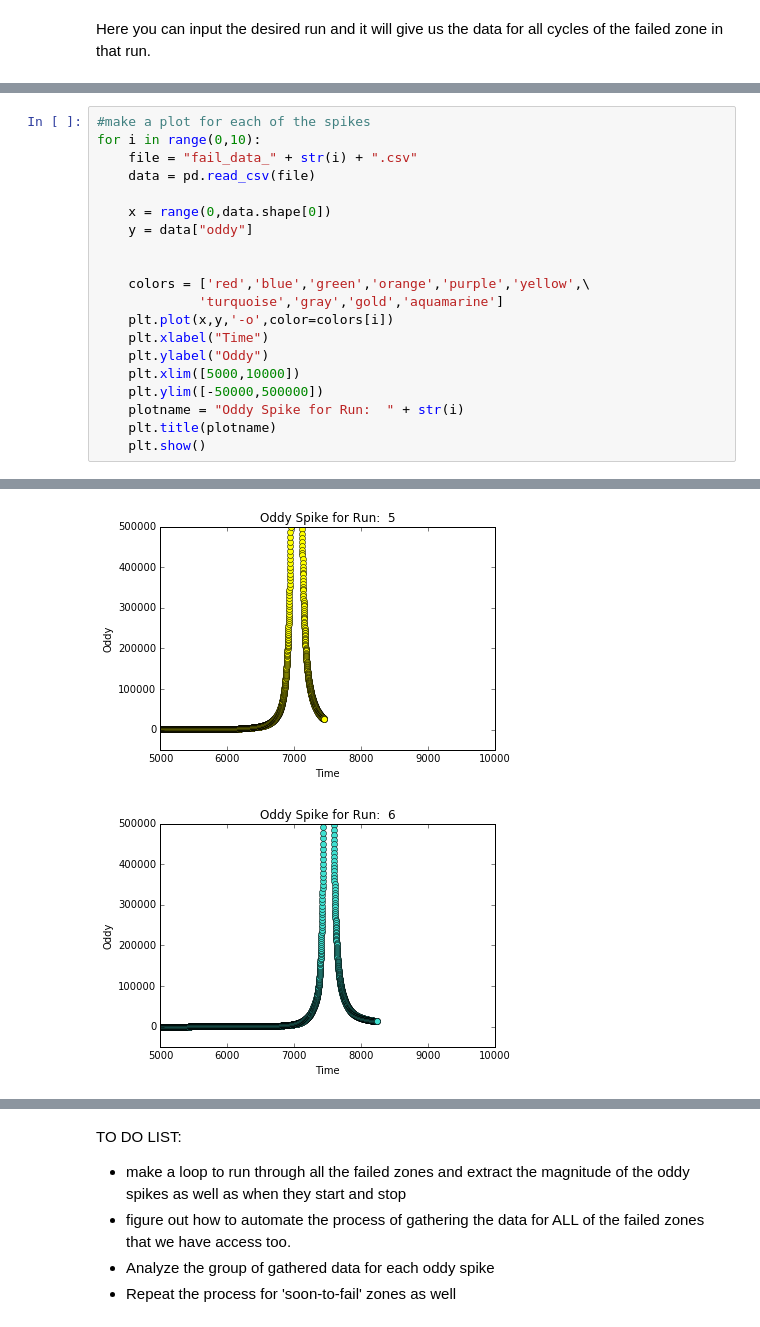
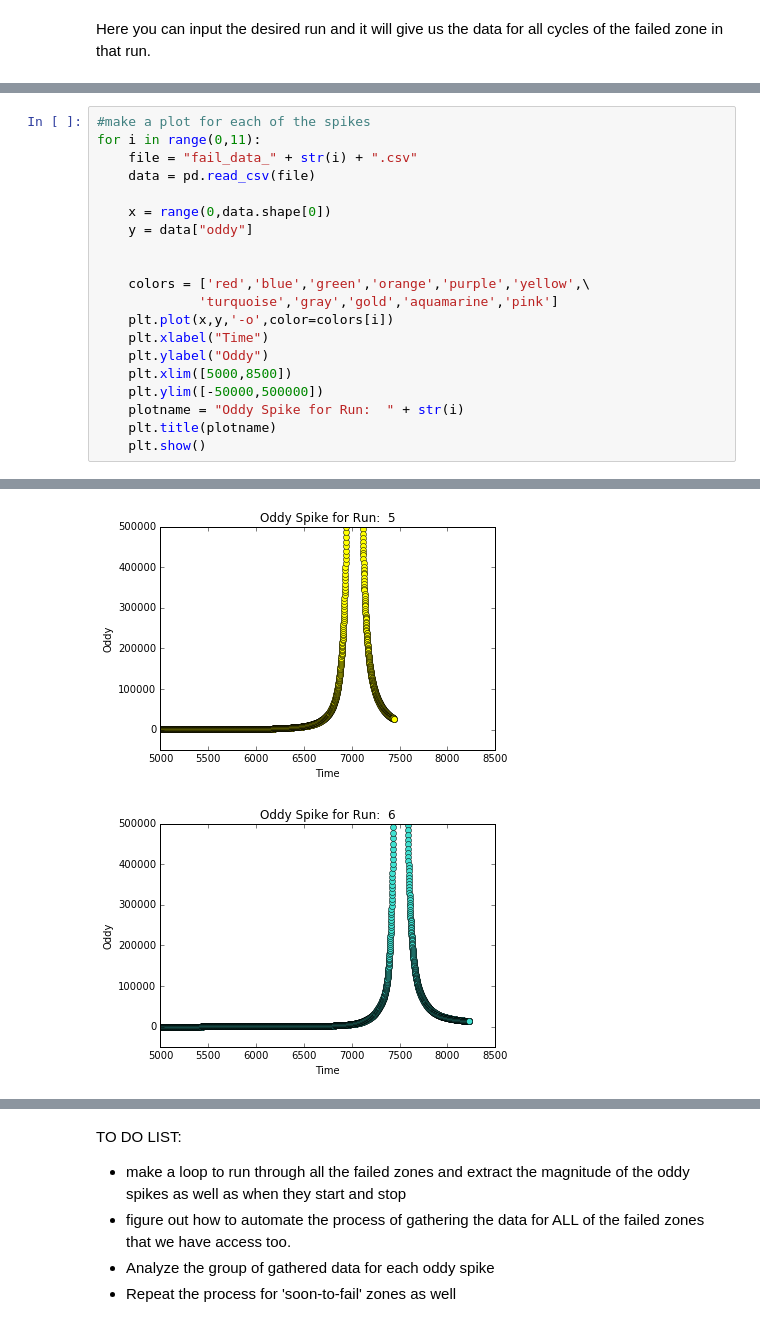
Before and after one commit to LLNL-Collaboration/BYU_Alkemi_2017, a Jupyter notebook: MattScripts/Failed Zone Analysis.ipynb, the cells around one changed output, grey strips where cells are left out. Saved outputs shown, nothing was run; the diff lists cells and outputs as text.

```diff
--- a/MattScripts/Failed Zone Analysis.ipynb
+++ b/MattScripts/Failed Zone Analysis.ipynb
@@ -25,7 +25,7 @@ Input Run: 7
 | 4 | 0.049918 | 2.691601 | 1.552870 | 0.981916 | 0.004473 | 92.295143 | 2.822808 | 0.998985 | ... |
 # %%
 #make a plot for each of the spikes
-for i in range(0,10):
+for i in range(0,11):
     file = "fail_data_" + str(i) + ".csv"
     data = pd.read_csv(file)
 
@@ -34,11 +34,11 @@ for i in range(0,10):
 
 
     colors = ['red','blue','green','orange','purple','yellow',\
-             'turquoise','gray','gold','aquamarine']
+             'turquoise','gray','gold','aquamarine','pink']
     plt.plot(x,y,'-o',color=colors[i])
     plt.xlabel("Time")
     plt.ylabel("Oddy")
-    plt.xlim([5000,10000])
+    plt.xlim([5000,8500])
     plt.ylim([-50000,500000])
     plotname = "Oddy Spike for Run:  " + str(i)
     plt.title(plotname)
@@ -52,2 +52,2 @@ for i in range(0,10):
-[figure, old version]
+[figure, new version]
-[figure, old version]
+[figure, new version]
```
Also changed, not shown: parts of 7 cells of this notebook.
